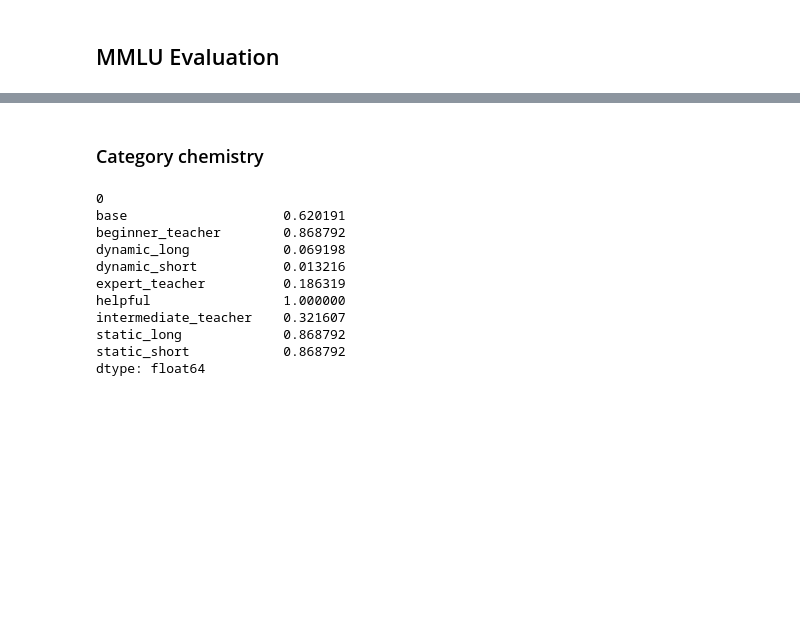
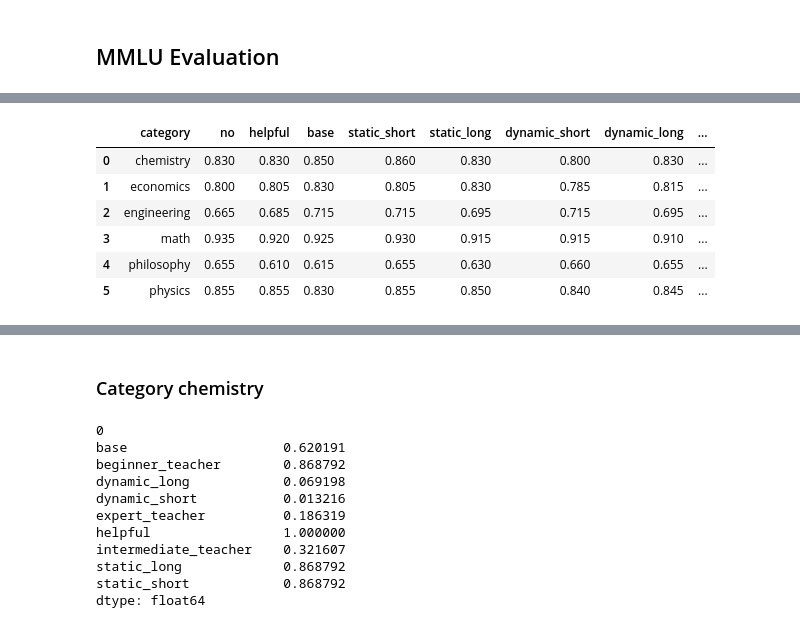
Before and after one commit to nicomu99/master-thesis, a Jupyter notebook: dataset_overview.ipynb, the cells around one changed output, grey strips where cells are left out. Drawn from its saved outputs; the diff is of its cells as text; code cells hidden in the pictures; blank space fills up the shorter version.

```diff
--- a/dataset_overview.ipynb
+++ b/dataset_overview.ipynb
@@ -74,3 +94,13 @@ gains_helpful_df = compute_accuracy_difference(accuracy_df, "helpful", ["no"])
+# %%
+accuracy_df
+# %% [output]
+|  | category | no | helpful | base | static_short | static_long | dynamic_short | dynamic_long | ... |
+| 0 | chemistry | 0.830 | 0.830 | 0.850 | 0.860 | 0.830 | 0.800 | 0.830 | ... |
+| 1 | economics | 0.800 | 0.805 | 0.830 | 0.805 | 0.830 | 0.785 | 0.815 | ... |
+| 2 | engineering | 0.665 | 0.685 | 0.715 | 0.715 | 0.695 | 0.715 | 0.695 | ... |
+| 3 | math | 0.935 | 0.920 | 0.925 | 0.930 | 0.915 | 0.915 | 0.910 | ... |
+| 4 | philosophy | 0.655 | 0.610 | 0.615 | 0.655 | 0.630 | 0.660 | 0.655 | ... |
+| 5 | physics | 0.855 | 0.855 | 0.830 | 0.855 | 0.850 | 0.840 | 0.845 | ... |
 # %%
 categories = accuracy_df["category"].tolist()
 
```
Also changed, not shown: parts of 8 cells of this notebook, 2 other files.
